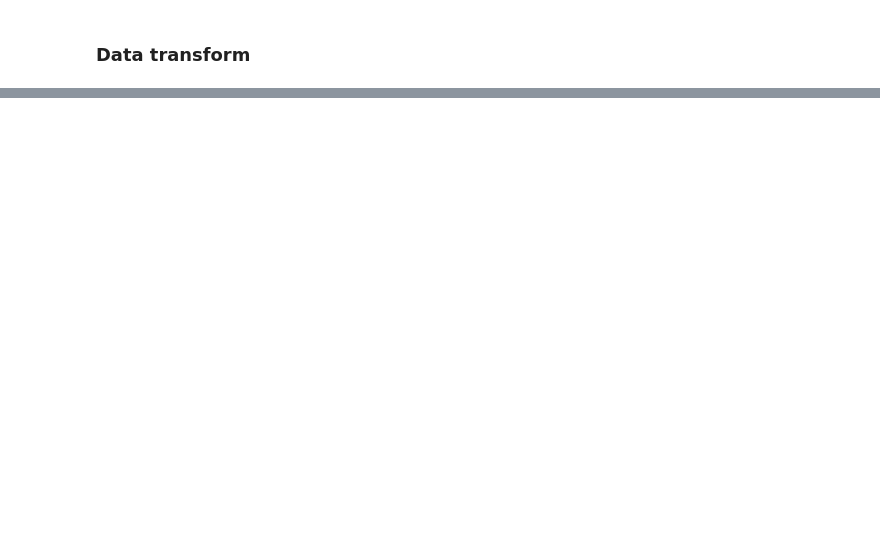
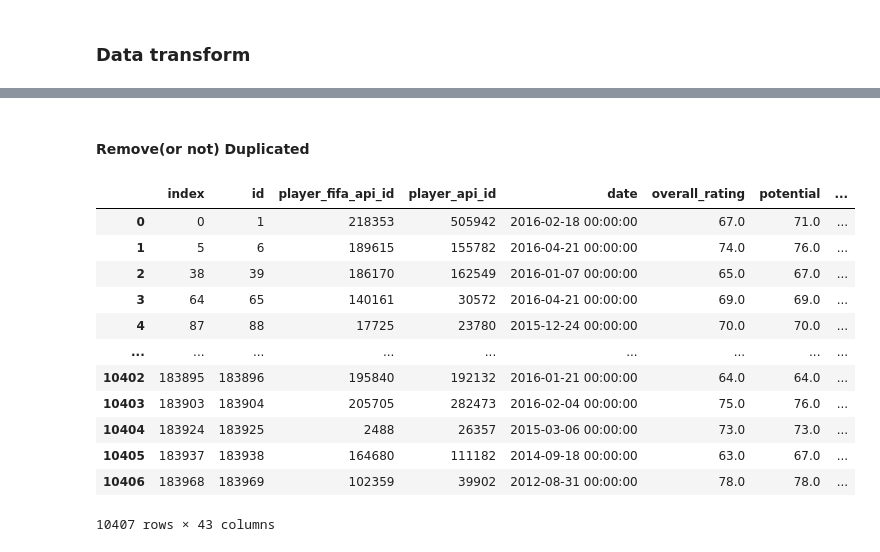
Before and after one commit to alessandrogums/ETL-Data-FIFA, a Jupyter notebook: script_Player _attributes.ipynb, the cells around one changed output, grey strips where cells are left out. Cells and saved outputs as stored; diff of their text form; code cells hidden in the pictures; blank space fills up the shorter version.

```diff
--- a/script_Player _attributes.ipynb
+++ b/script_Player _attributes.ipynb
@@ -159,0 +325,20 @@ Data_Transf
+# %% [markdown]
+#### Remove(or not) Duplicated
+# %%
+#Removendo os campos de IDs que estão duplicados, sendo eles: player_fifa_api_id e player_api_id
+
+Data_cleaning.remove_dup(name_column=['player_fifa_api_id','player_api_id'])
+# %% [output]
+|  | index | id | player_fifa_api_id | player_api_id | date | overall_rating | potential | ... |
+| 0 | 0 | 1 | 218353 | 505942 | 2016-02-18 00:00:00 | 67.0 | 71.0 | ... |
+| 1 | 5 | 6 | 189615 | 155782 | 2016-04-21 00:00:00 | 74.0 | 76.0 | ... |
+| 2 | 38 | 39 | 186170 | 162549 | 2016-01-07 00:00:00 | 65.0 | 67.0 | ... |
+| 3 | 64 | 65 | 140161 | 30572 | 2016-04-21 00:00:00 | 69.0 | 69.0 | ... |
+| 4 | 87 | 88 | 17725 | 23780 | 2015-12-24 00:00:00 | 70.0 | 70.0 | ... |
+| ... | ... | ... | ... | ... | ... | ... | ... | ... |
+| 10402 | 183895 | 183896 | 195840 | 192132 | 2016-01-21 00:00:00 | 64.0 | 64.0 | ... |
+| 10403 | 183903 | 183904 | 205705 | 282473 | 2016-02-04 00:00:00 | 75.0 | 76.0 | ... |
+| 10404 | 183924 | 183925 | 2488 | 26357 | 2015-03-06 00:00:00 | 73.0 | 73.0 | ... |
+| 10405 | 183937 | 183938 | 164680 | 111182 | 2014-09-18 00:00:00 | 63.0 | 67.0 | ... |
+| 10406 | 183968 | 183969 | 102359 | 39902 | 2012-08-31 00:00:00 | 78.0 | 78.0 | ... |
+10407 rows × 43 columns
```
Also changed, not shown: parts of 18 cells of this notebook, 2 other files.
